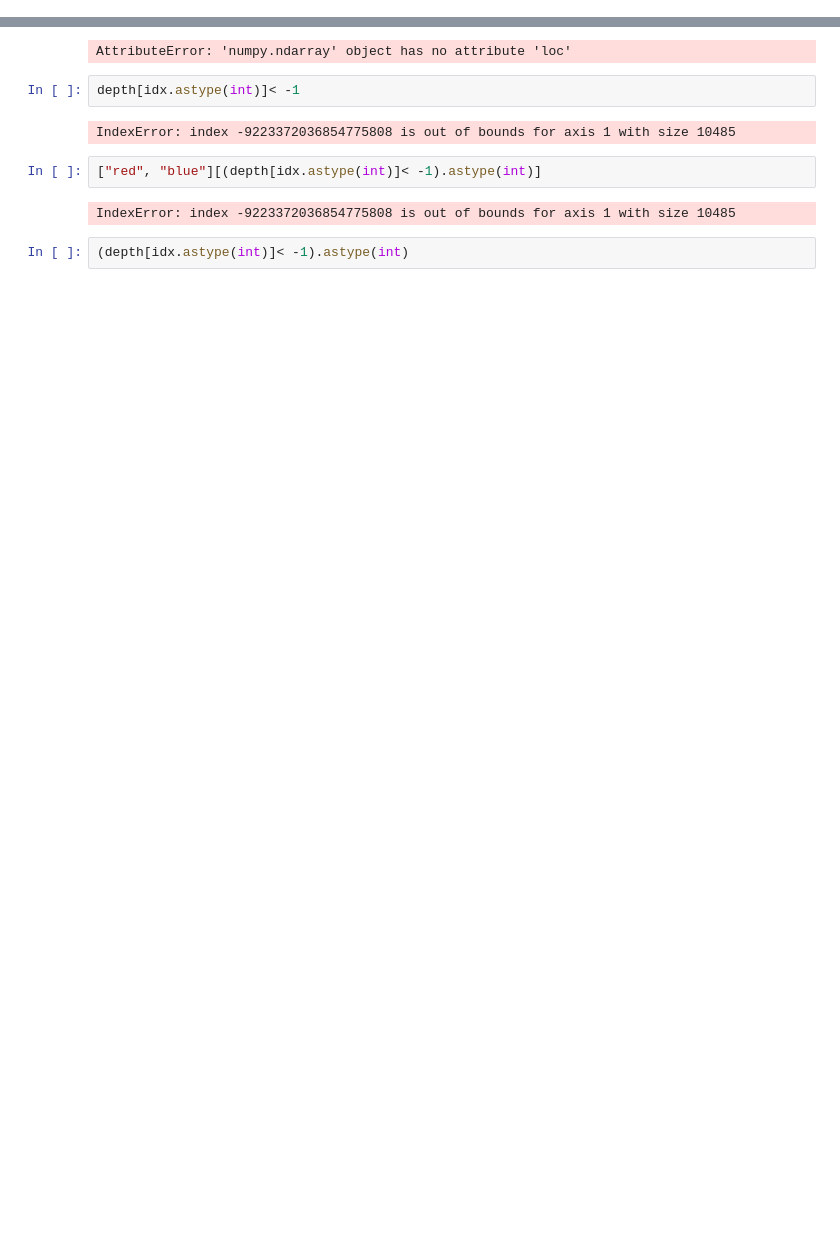
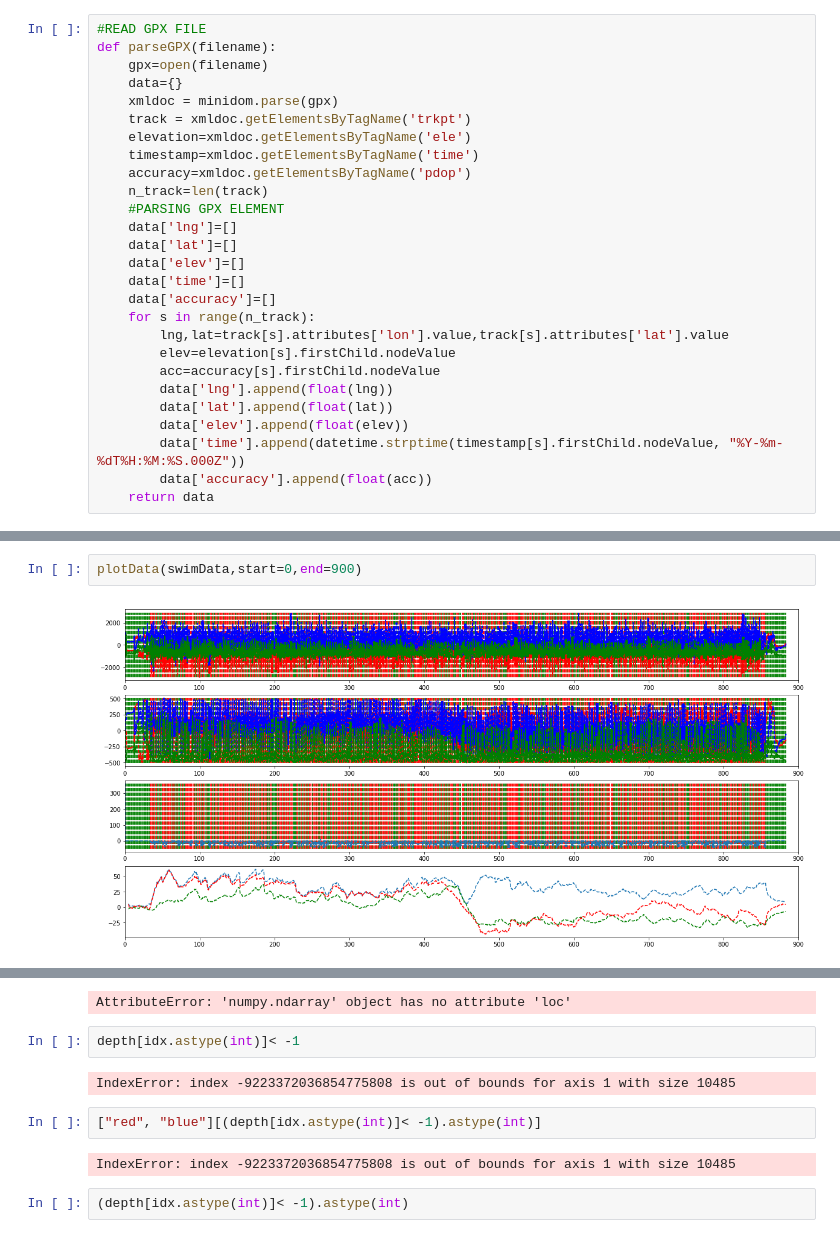
Before and after one commit to MatthiasLienhard/garmin_sandbox, a Jupyter notebook: analyse_recording.ipynb, the cells around one changed output, grey strips where cells are left out. Cells and saved outputs as stored; diff of their text form; blank space fills up the shorter version.

```diff
--- a/analyse_recording.ipynb
+++ b/analyse_recording.ipynb
@@ -38 +86,28 @@ def toDeltaMeter(lat_d, lng_d):
+# %%
+#READ GPX FILE
+def parseGPX(filename):
+    gpx=open(filename)
+    data={}
+    xmldoc = minidom.parse(gpx)
+    track = xmldoc.getElementsByTagName('trkpt')
+    elevation=xmldoc.getElementsByTagName('ele')
+    timestamp=xmldoc.getElementsByTagName('time')
+    accuracy=xmldoc.getElementsByTagName('pdop')
+    n_track=len(track)
+    #PARSING GPX ELEMENT
+    data['lng']=[]
+    data['lat']=[]
+    data['elev']=[]
+    data['time']=[]
+    data['accuracy']=[]
+    for s in range(n_track):
+        lng,lat=track[s].attributes['lon'].value,track[s].attributes['lat'].value
+        elev=elevation[s].firstChild.nodeValue
+        acc=accuracy[s].firstChild.nodeValue
+        data['lng'].append(float(lng))
+        data['lat'].append(float(lat))
+        data['elev'].append(float(elev))
+        data['time'].append(datetime.strptime(timestamp[s].firstChild.nodeValue, "%Y-%m-%dT%H:%M:%S.000Z"))
+        data['accuracy'].append(float(acc))
+    return data
 # %%
@@ -218,0 +322,4 @@ array([nan, nan, nan, nan, nan, nan, nan, nan, nan, nan, nan, nan, nan,
+# %%
+plotData(swimData,start=0,end=900)
+# %% [output]
+[figure, added]
```
Also changed, not shown: parts of 25 cells of this notebook, 4 other files.
